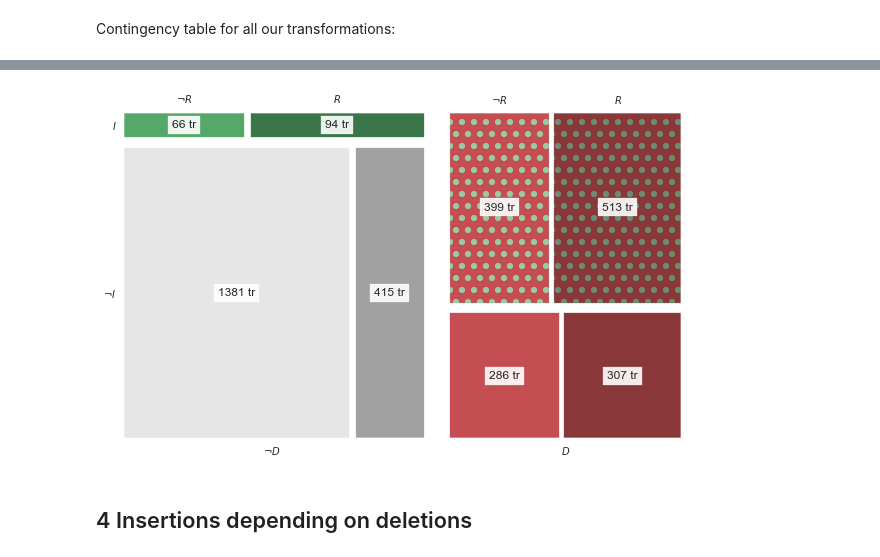
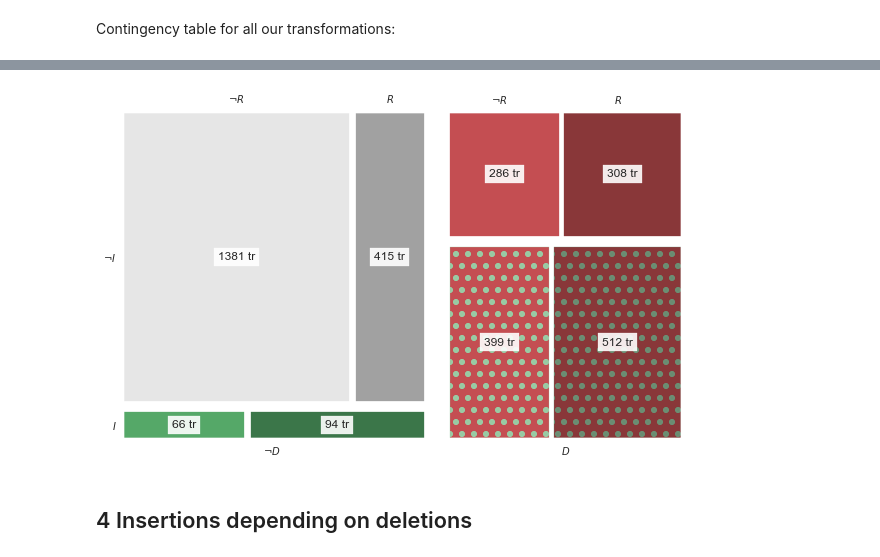
Before and after one commit to interpretation-experiment/analysis, a Jupyter notebook: notebooks/exp_3/model_exploration.ipynb, the cells around one changed output, grey strips where cells are left out. Drawn from its saved outputs; the diff is of its cells as text; code cells hidden in the pictures.

```diff
--- a/notebooks/exp_3/model_exploration.ipynb
+++ b/notebooks/exp_3/model_exploration.ipynb
@@ -233,12 +346,7 @@ for tree in ProgressBar(max_value=Tree.objects.experiment.count())(Tree.objects.
         for parent, child in pairwise(branch_sentences(head, with_root=True, with_leaf=True)):
 
             app_ids, dis_ids, rpl_pairs, stb_pairs = \
-                next(chunk_indices_with_children_exc(parent.align_deep_lemmas(child)))
-
-            rpl_outexc = [pair for pair in rpl_pairs if not pair[2]]
-            rpl_inexc = [pair for pair in rpl_pairs if pair[2]]
-            stb_outexc = [pair for pair in stb_pairs if not pair[2]]
-            stb_inexc = [pair for pair in stb_pairs if pair[2]]
+                consensus_chunk_indices_with_children(parent, child)
 
             data.append({
                 'tree_id': tree.id,
@@ -253,12 +361,6 @@ for tree in ProgressBar(max_value=Tree.objects.experiment.count())(Tree.objects.
                 'ins_count': len(app_ids),
                 'rpl_count': len(rpl_pairs),
                 'stb_count': len(stb_pairs),
-                'exc_count': len(rpl_inexc) + len(stb_inexc),
-
-                'rpl_outexc_count': len(rpl_outexc),
-                'stb_outexc_count': len(stb_outexc),
-                'rpl_inexc_count': len(rpl_inexc),
-                'stb_inexc_count': len(stb_inexc),
 
                 'del_chunk_count': len(contiguous_chunks(dis_ids)),
                 'ins_chunk_count': len(contiguous_chunks(app_ids)),
@@ -266,18 +368,6 @@ for tree in ProgressBar(max_value=Tree.objects.experiment.count())(Tree.objects.
                 #'rpl_child_chunk_count':
                 'stb_parent_chunk_count': len(contiguous_chunks([p[0] for p in stb_pairs])),
                 #'stb_child_chunk_count':
-                'exc_parent_chunk_count': len(contiguous_chunks(
-                    [p[0] for p in itertools.chain(stb_inexc, rpl_inexc)])),
-                #'exc_child_chunk_count':
-
-                'rpl_parent_outexc_chunk_count': len(contiguous_chunks([p[0] for p in rpl_outexc])),
-                #'rpl_child_outexc_chunk_count':
-                'stb_parent_outexc_chunk_count': len(contiguous_chunks([p[0] for p in stb_outexc])),
-                #'stb_child_outexc_chunk_count':
-                'rpl_parent_inexc_chunk_count': len(contiguous_chunks([p[0] for p in rpl_inexc])),
-                #'rpl_child_inexc_chunk_count':
-                'stb_parent_inexc_chunk_count': len(contiguous_chunks([p[0] for p in stb_inexc])),
-                #'stb_child_inexc_chunk_count':
             })
 
 data = pd.DataFrame(data)
@@ -361,0 +443,11 @@ Name: del_count, dtype: int64
+# %%
+contingencies_delinsrpl = contingencies_delinsrpl.reindex([(d, i, r)
+                                                           for d in [False, True]
+                                                           for i in [True, False]
+                                                           for r in [False, True]])
+
+for lvl, name in enumerate(['D', 'I', 'R']):
+    contingencies_delinsrpl.rename(level=lvl,
+                                   index=lambda l: '$' + ('' if l else '\\neg ') + name + '$',
+                                   inplace=True)
+contingencies_delinsrpl
@@ -376,35 +479,36 @@ def get_props(k):
             ec = lighten(green, .4)
         else:
             ec = fc
     elif k1 == '$I$':
         fc = green
         ec = green
     else:
         fc = (0.9, 0.9, 0.9)
         ec = fc
     if k2 == '$R$':
         fc = darken(fc, .7)
         ec = darken(ec, .7)
     return {'facecolor': fc, 'edgecolor': ec, 'hatch': '.o'}
 
 with sb.axes_style('white', {'axes.edgecolor': '1'}):
     fig, ax = plt.subplots(figsize=(10, 6))
-    _, rects = mosaic(contingencies_delinsrpl, gap=.05, ax=ax,
+    _, rects = mosaic(contingencies_delinsrpl,
+                      gap=.05, ax=ax,
                       properties=get_props,
                       labelizer=lambda k: '');
     for k, (x, y, w, h) in rects.items():
         # Add transformation count
         ax.text(x + w / 2, y + h / 2, '{} tr'.format(contingencies_delinsrpl[k]),
                 va='center', ha='center',
                 bbox=dict(facecolor='white', edgecolor='white', alpha=0.9))
         # Also add the missing title at the top right
         if k[0] == '$D$' and k[1] == '$I$':
             ax.text(x + w / 2, 1.02, k[2], va='bottom', ha='center', fontsize=10)
 
 if SAVE_FIGURES:
     fig.savefig(FIG.format('contingencies_mosaic'), dpi=300, bbox_inches='tight')
 # %% [output]
-[figure, old version]
+[figure, new version]
 # %% [markdown]
 ## 4 Insertions depending on deletions
 # %% [markdown]
```
Also changed, not shown: parts of 39 cells of this notebook, 10 other files.
